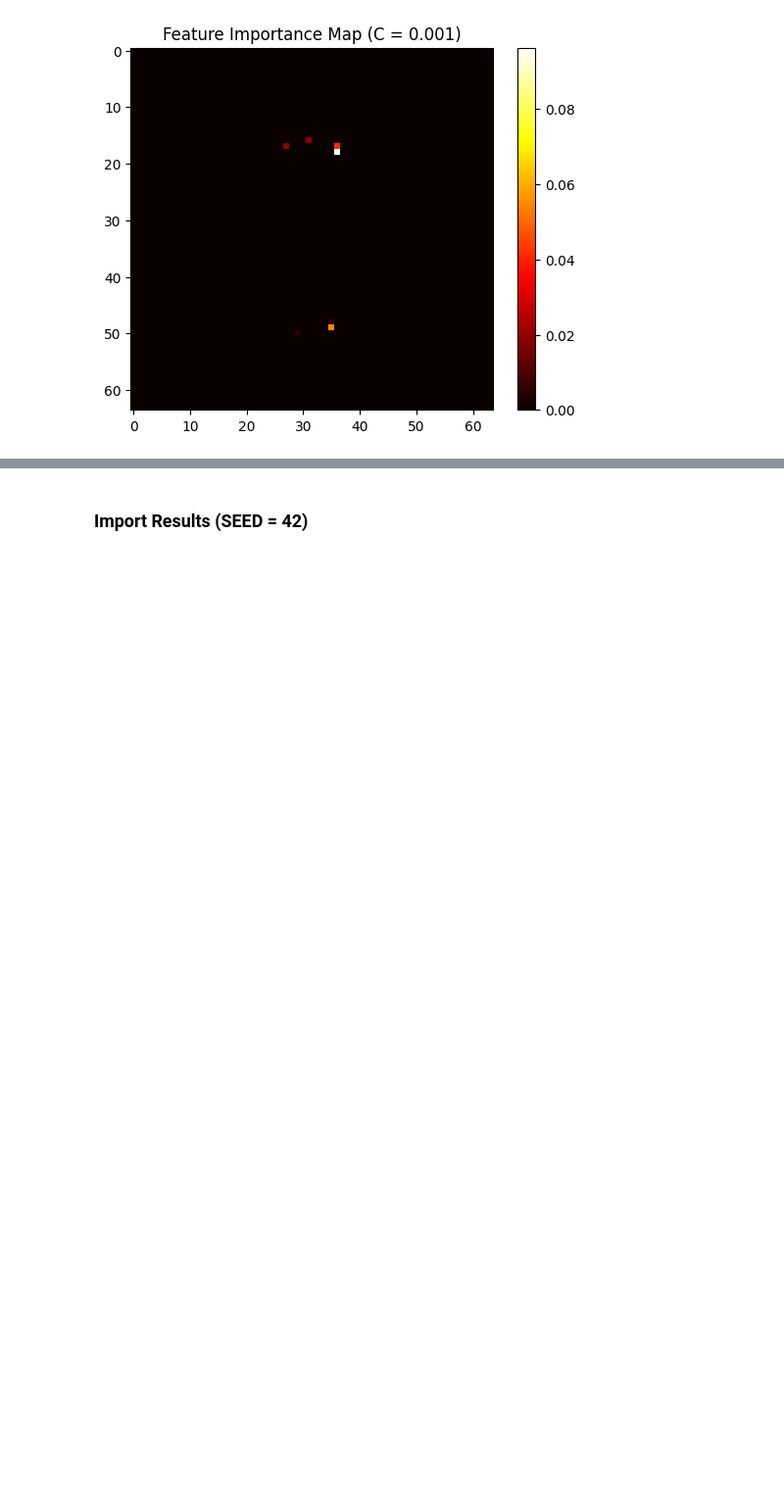
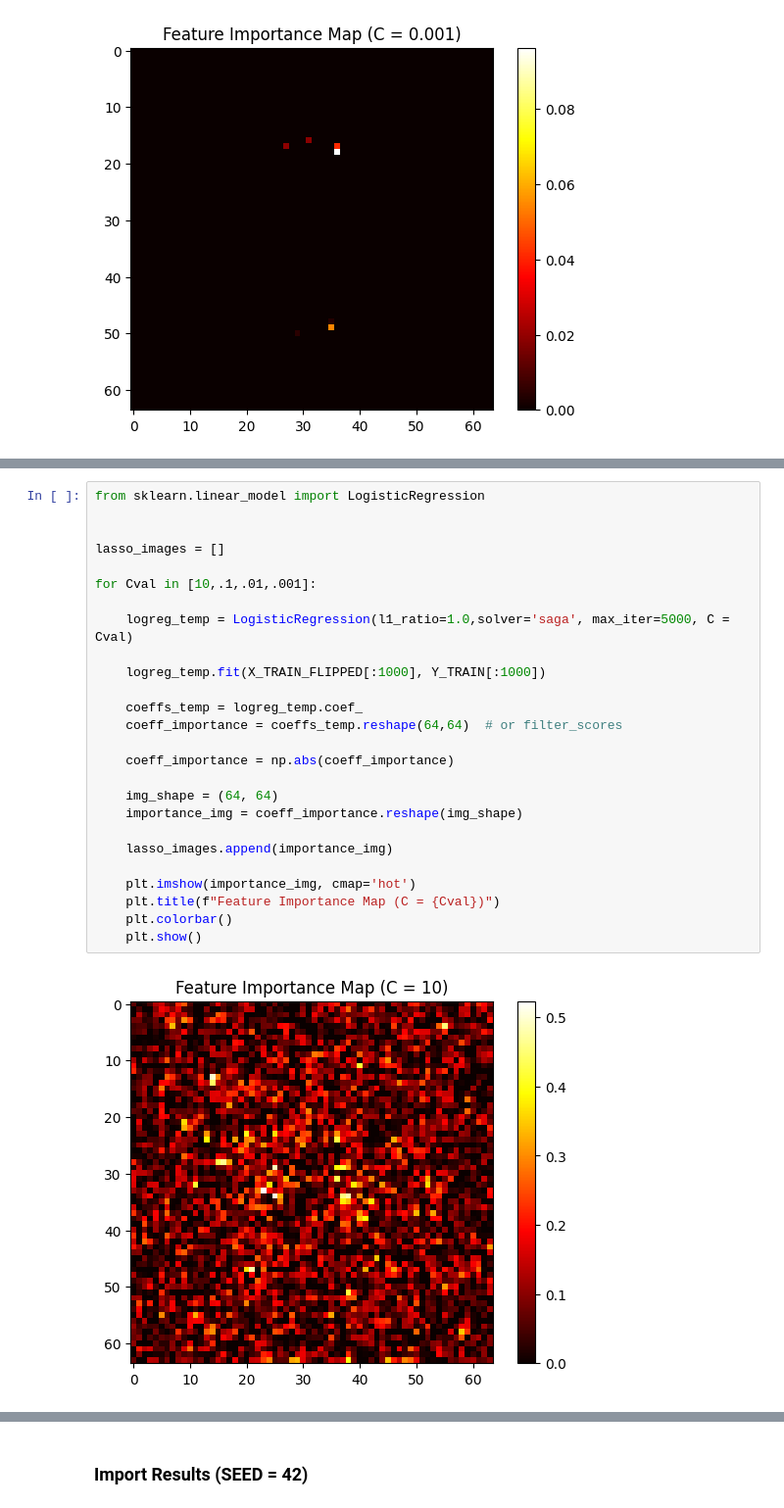
Before and after one commit to wang75131-create/Statistical-learning-for-big-data-Spring-26, a Jupyter notebook: Proj2Figures.ipynb, the cells around one changed output, grey strips where cells are left out. Shown at 98% size. Drawn from its saved outputs; the diff is of its cells as text; blank space fills up the shorter version.

```diff
--- a/Proj2Figures.ipynb
+++ b/Proj2Figures.ipynb
@@ -216,0 +281,28 @@ for Cval in [10,.1,.01,.001]:
+# %%
+from sklearn.linear_model import LogisticRegression
+
+
+lasso_images = []
+
+for Cval in [10,.1,.01,.001]:
+
+    logreg_temp = LogisticRegression(l1_ratio=1.0,solver='saga', max_iter=5000, C = Cval)
+
+    logreg_temp.fit(X_TRAIN_FLIPPED[:1000], Y_TRAIN[:1000])
+
+    coeffs_temp = logreg_temp.coef_
+    coeff_importance = coeffs_temp.reshape(64,64)  # or filter_scores
+
+    coeff_importance = np.abs(coeff_importance)
+
+    img_shape = (64, 64)
+    importance_img = coeff_importance.reshape(img_shape)
+
+    lasso_images.append(importance_img)
+
+    plt.imshow(importance_img, cmap='hot')
+    plt.title(f"Feature Importance Map (C = {Cval})")
+    plt.colorbar()
+    plt.show()
+# %% [output]
+[figure, added]
```
Also changed, not shown: parts of 13 cells of this notebook.
